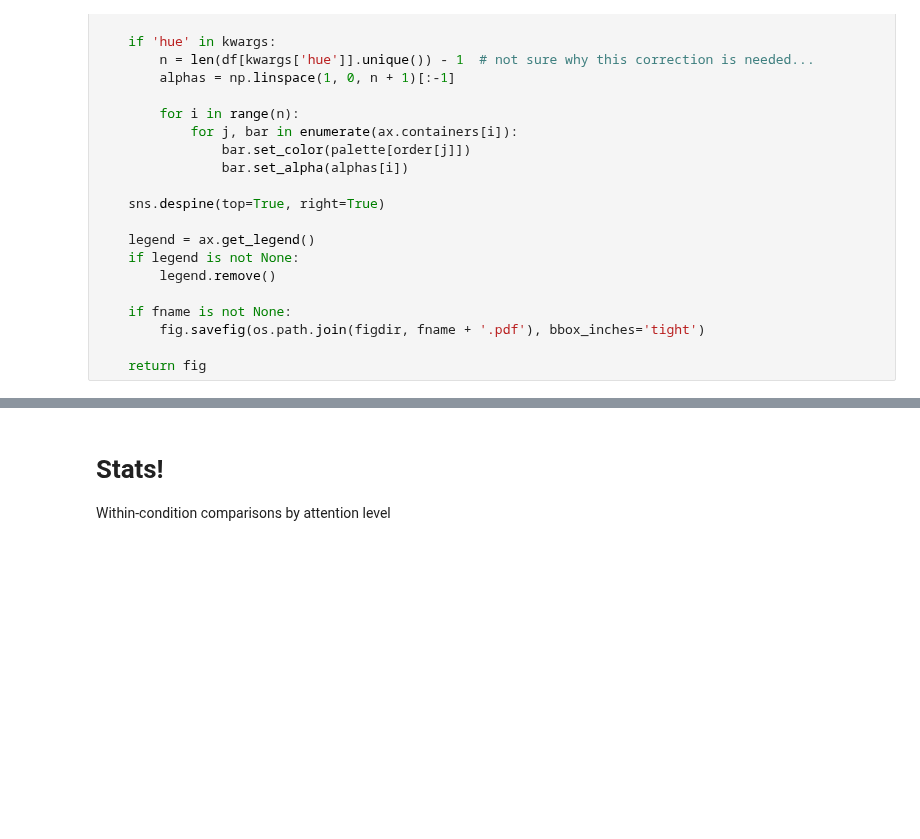
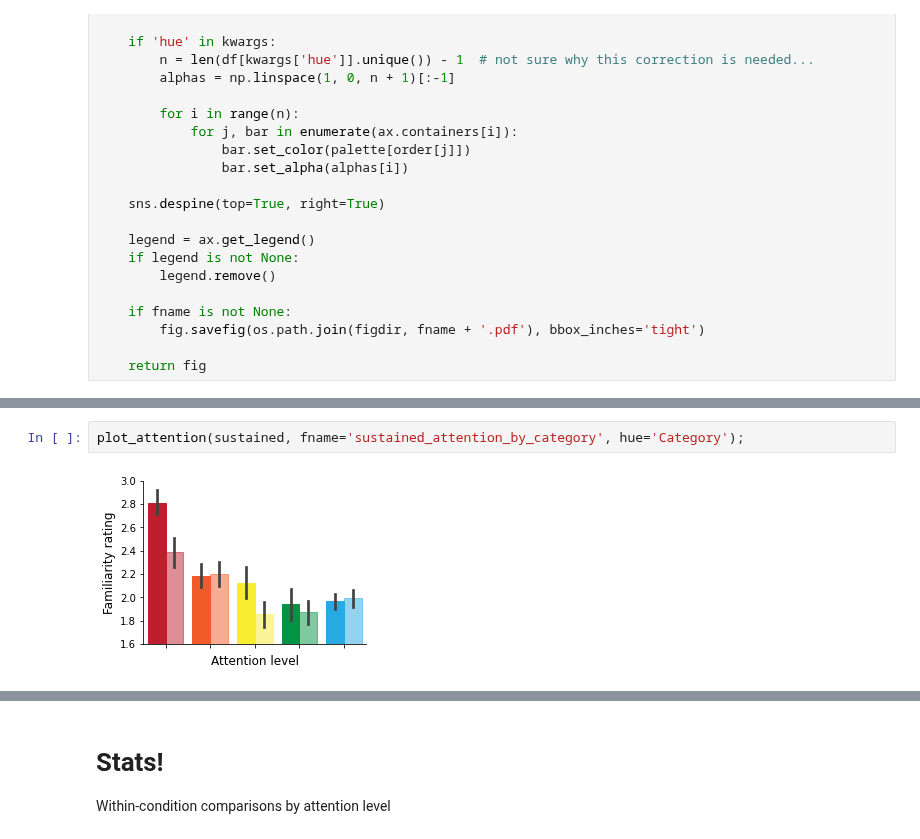
Before and after one commit to jeremymanning/attention-memory-task, a Jupyter notebook: code/data_loader.ipynb, the cells around one changed output, grey strips where cells are left out. Drawn from its saved outputs; the diff is of its cells as text; blank space fills up the shorter version.

```diff
--- a/code/data_loader.ipynb
+++ b/code/data_loader.ipynb
@@ -551,0 +584,4 @@ def plot_attention(df, fname=None, palette=attention_colors, ylim=[1.6, 3], **kw
+# %%
+plot_attention(sustained, fname='sustained_attention_by_category', hue='Category');
+# %% [output]
+[figure, added]
```
Also changed, not shown: parts of 25 cells of this notebook, 10 other files.
